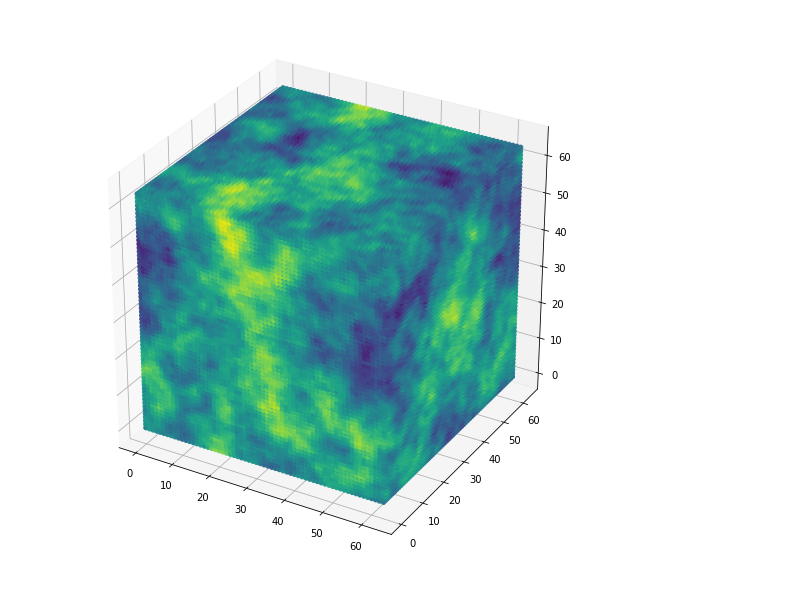
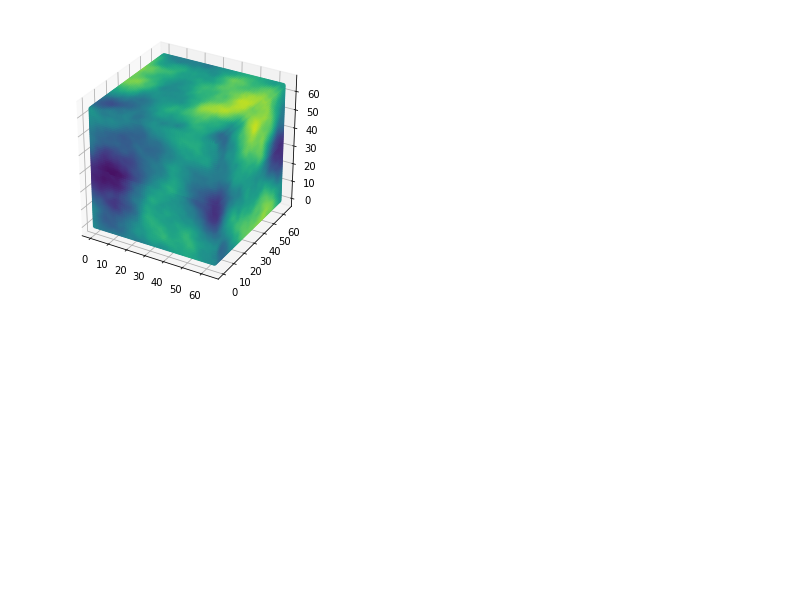
Before and after one commit to nghess/fractal-tools, a Jupyter notebook: 3D_ifft_Fractal.ipynb, the cells around one changed output. Drawn from its saved outputs; the diff is of its cells as text; code cells hidden in the pictures; blank space fills up the shorter version.

```diff
--- a/3D_ifft_Fractal.ipynb
+++ b/3D_ifft_Fractal.ipynb
@@ -4,6 +5,6 @@ import matplotlib.pyplot as plt
 # %%
 # Parameters
-beta = 4.5
+beta = 5.5
 sdim = 64
 # %%
 # Set Seed
@@ -11,13 +16,17 @@ np.random.seed(117);
 # %%
 # Build power spectrum
-f = [x/sdim for x in range(1, int(sdim/2)+1)] + [x/sdim for x in range(-int(sdim/2), 0)]
+sdim = sdim + 1
+f = np.around([x/sdim for x in range(0, int(sdim/2)+1)] + [x/sdim for x in range(-int(sdim/2), 0)], 4)
 u = np.reshape(f, (sdim, 1))
 v = np.reshape(f, (1, sdim))
 w = np.reshape(f, (sdim, 1, 1))
-powerspectrum = (u**2 + v**2 + w**2)**(-beta/2)
+powerspectrum = (w**2 + u**2 + v**2)**(-beta/2)
+powerspectrum[powerspectrum == inf] = powerspectrum[0,1,0]
+# %%
+powerspectrum = powerspectrum*.001
 # %%
 # Noise and ifft
-phases = np.random.normal(0, 255, size=[sdim, sdim, sdim]);
+phases = np.random.normal(0, 1, size=[sdim, sdim, sdim]);
 complexpattern = np.fft.ifftn(powerspectrum**0.5 * (np.cos(2*np.pi*phases)+1j*np.sin(2*np.pi*phases)))
 # %%
 # Normalize result
@@ -29,14 +38,14 @@ z, x, y = realpattern.nonzero()
 color = realpattern.flatten()
 color = color[:-1]
 # %%
-# Display 3d Fractal
+#3 Display 3d Fractal
 fig = plt.figure()
-plt.rcParams["figure.figsize"]=10,10
+plt.rcParams["figure.figsize"]=5,5
 ax = fig.add_subplot(111, projection='3d')
 ax.scatter(x, y, z, c=color, alpha=1)
 plt.show()
 # %% [output]
-[figure, old version]
+[figure, new version]
 # %%
 # Display Top slice
 plt.imshow(realpattern[-1,:,:], vmin=0, vmax=1, aspect='auto')
```
Also changed, not shown: parts of 3 cells of this notebook.
